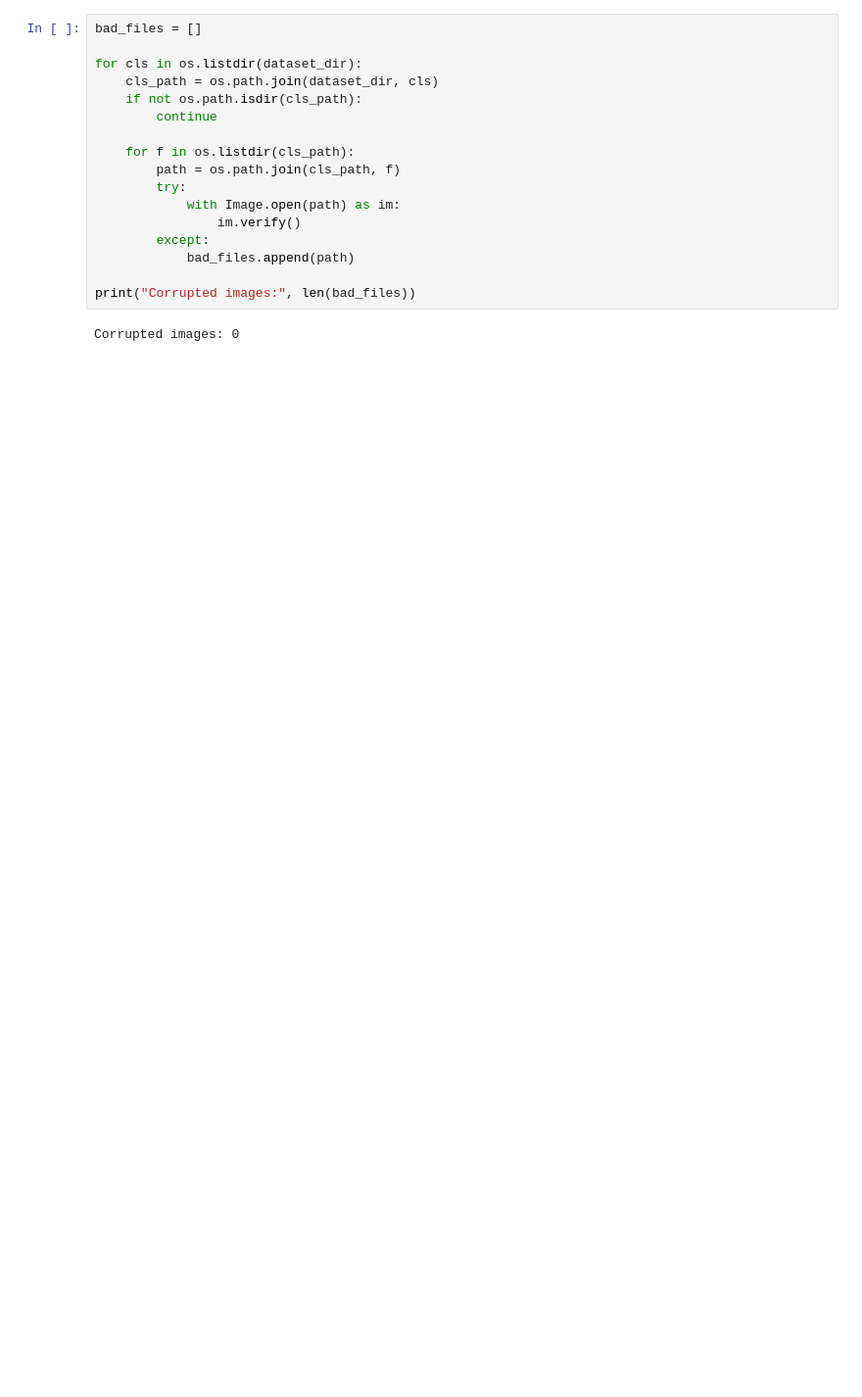
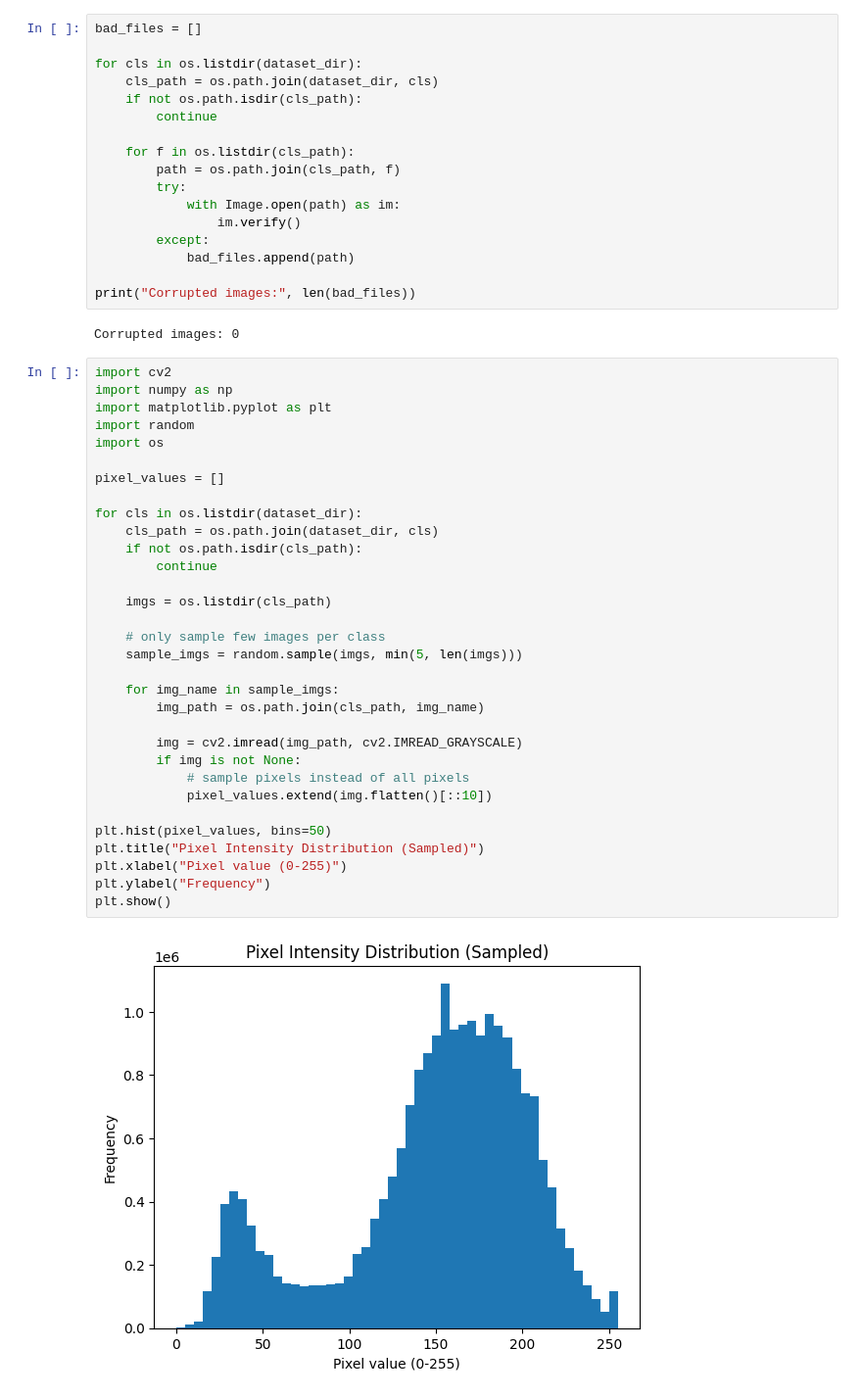
Before and after one commit to Kavishka2401/GPTea, a Jupyter notebook: TeaLeafDiseaseDetectionSystem.ipynb, the cells around one changed output. Shown at 98% size. Drawn from its saved outputs; the diff is of its cells as text; blank space fills up the shorter version.

```diff
--- a/TeaLeafDiseaseDetectionSystem.ipynb
+++ b/TeaLeafDiseaseDetectionSystem.ipynb
@@ -145,3 +145,37 @@ for cls in os.listdir(dataset_dir):
 print("Corrupted images:", len(bad_files))
 # %% [output]
 Corrupted images: 0
+# %%
+import cv2
+import numpy as np
+import matplotlib.pyplot as plt
+import random
+import os
+
+pixel_values = []
+
+for cls in os.listdir(dataset_dir):
+    cls_path = os.path.join(dataset_dir, cls)
+    if not os.path.isdir(cls_path):
+        continue
+
+    imgs = os.listdir(cls_path)
+
+    # only sample few images per class
+    sample_imgs = random.sample(imgs, min(5, len(imgs)))
+
+    for img_name in sample_imgs:
+        img_path = os.path.join(cls_path, img_name)
+
+        img = cv2.imread(img_path, cv2.IMREAD_GRAYSCALE)
+        if img is not None:
+            # sample pixels instead of all pixels
+            pixel_values.extend(img.flatten()[::10])
+
+plt.hist(pixel_values, bins=50)
+plt.title("Pixel Intensity Distribution (Sampled)")
+plt.xlabel("Pixel value (0-255)")
+plt.ylabel("Frequency")
+plt.show()
+# %% [output]
+[figure, added]
```
Also changed, not shown: parts of 12 cells of this notebook.
